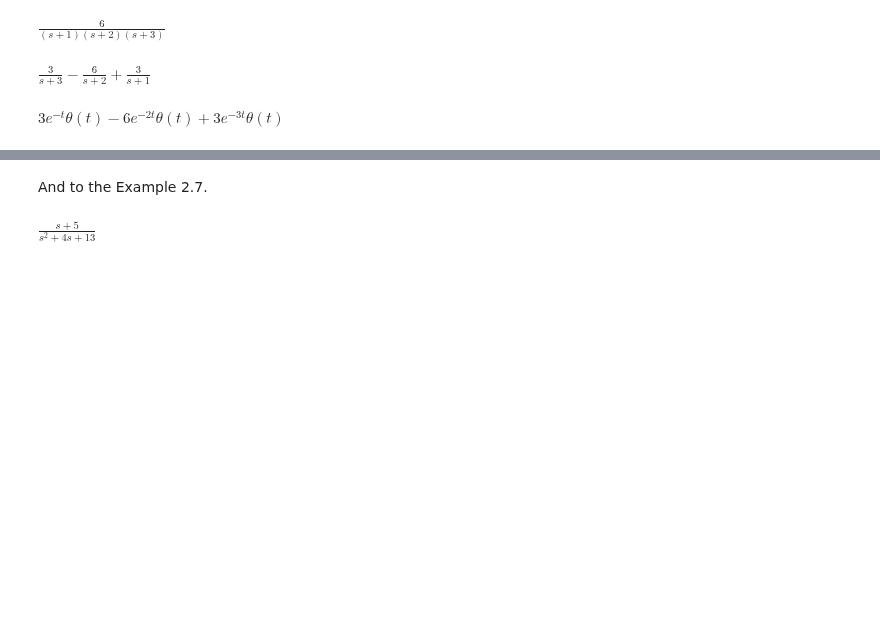
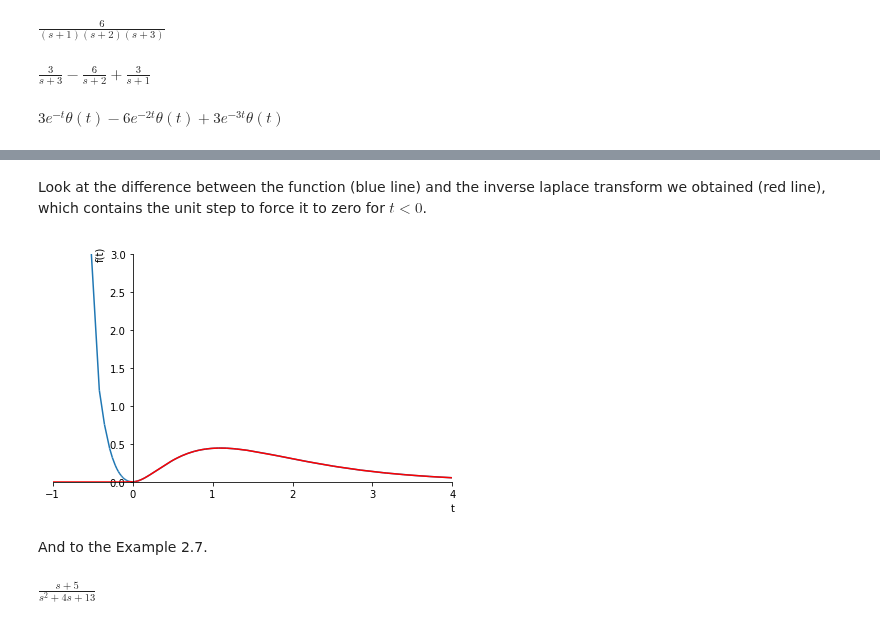
Before and after one commit to gmxavier/FAT0413150, a Jupyter notebook: notebooks/03.01-Chau-Ch2.ipynb, the cells around one changed output, grey strips where cells are left out. Saved outputs shown, nothing was run; the diff lists cells and outputs as text; code cells hidden in the pictures; blank space fills up the shorter version.

```diff
--- a/notebooks/03.01-Chau-Ch2.ipynb
+++ b/notebooks/03.01-Chau-Ch2.ipynb
@@ -92,6 +92,7 @@ pftf26
 # %% [output]
 $\displaystyle \frac{3}{s + 3} - \frac{6}{s + 2} + \frac{3}{s + 1}$
 # %%
-inverse_laplace_transform(pftf26, s, t).expand()
+itf26 = inverse_laplace_transform(pftf26, s, t).expand()
+itf26
 # %% [output]
 $\displaystyle 3 e^{- t} \theta\left(t\right) - 6 e^{- 2 t} \theta\left(t\right) + 3 e^{- 3 t} \theta\left(t\right)$
@@ -98,3 +112,12 @@ $\displaystyle 3 e^{- t} \theta\left(t\right) - 6 e^{- 2 t} \theta\left(t\right)
+# %% [markdown]
+Look at the difference between the function (blue line) and the inverse laplace transform we obtained (red line), which contains the unit step to force it to zero for $t<0$.
+# %%
+p = plot(3*exp(-t)-6*exp(-2*t)+3*exp(-3*t), itf26,
+         xlim=(-1, 4), ylim=(0, 3), show=False)
+p[1].line_color = 'red'
+p.show()
+# %% [output]
+[figure, added]
 # %% [markdown]
 And to the Example 2.7.
 # %%
```
Also changed, not shown: parts of 4 cells of this notebook.
